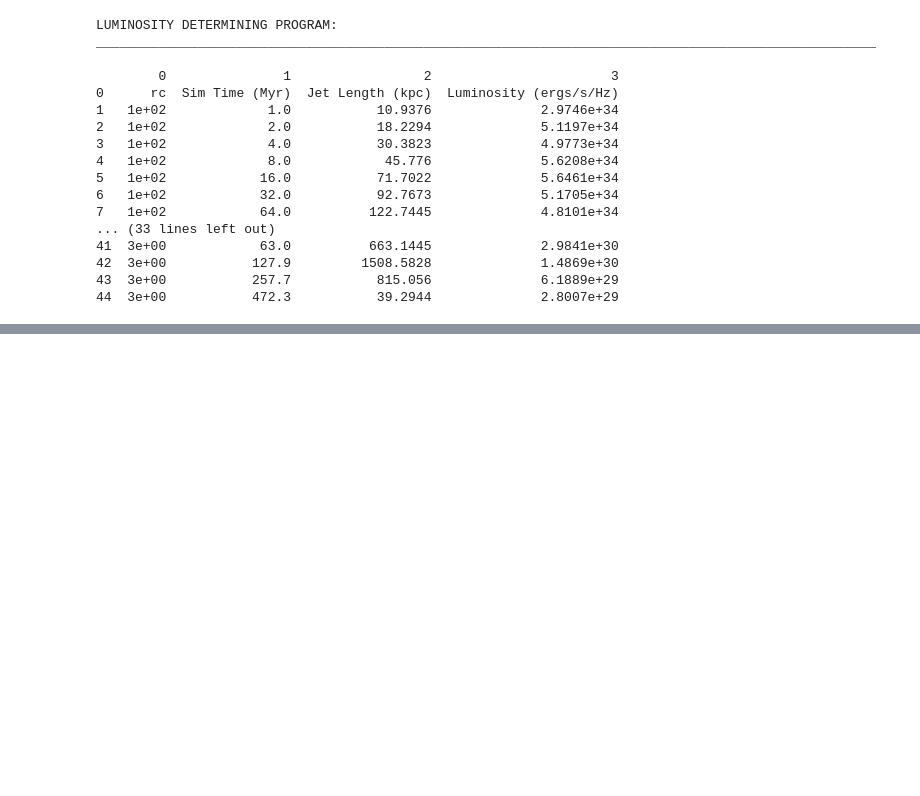
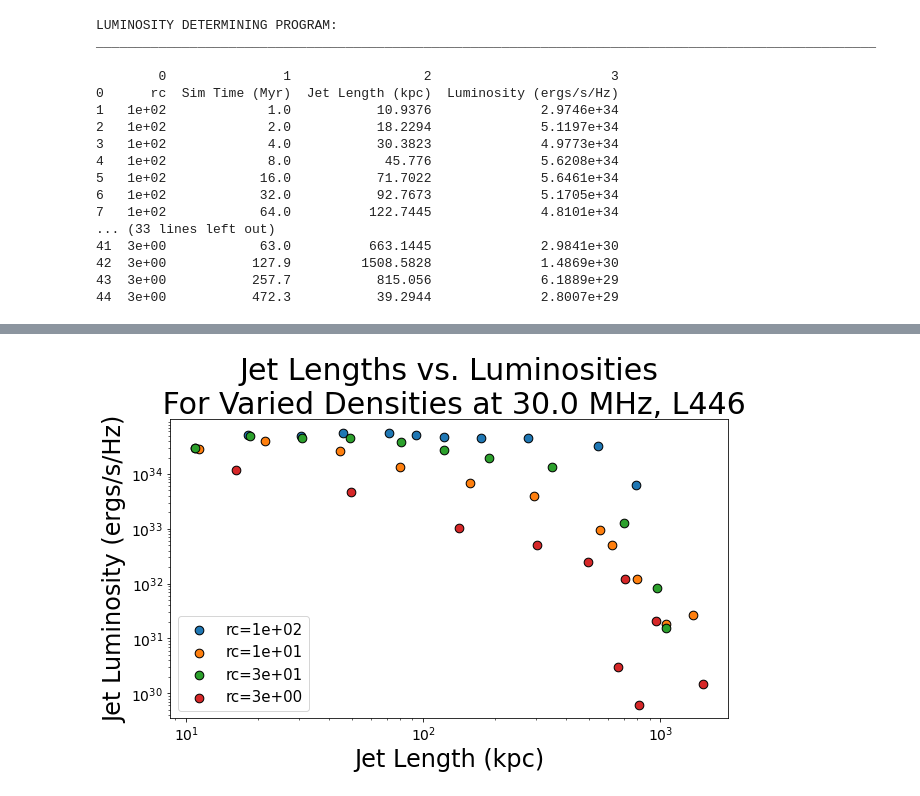
Before and after one commit to SolSamuels/Samuels_JetSimulationWork, a Jupyter notebook: Luminosity_JetRC_Compare.ipynb, the cells around one changed output, grey strips where cells are left out. Saved outputs shown, nothing was run; the diff lists cells and outputs as text; code cells hidden in the pictures; blank space fills up the shorter version.

```diff
--- a/Luminosity_JetRC_Compare.ipynb
+++ b/Luminosity_JetRC_Compare.ipynb
@@ -346,36 +354,40 @@ plt.show()
 # %%
 plt.rcParams["figure.figsize"] = (10,5.5)
 
 with open("LUM_LEN_RC.npy", "rb") as open_file:
     lum_len_data = np.load(open_file)
     prev_rc_val = lum_len_data[1, 0]
 
     jet_len_val = []
     lum_val = []
 
     for i in range(1, total_files):
 
         rc_val = lum_len_data[i, 0]
 
 
         if rc_val != prev_rc_val:
-            plt.scatter(jet_len_val, lum_val, label = "rc={}".format(prev_rc_val))
+            plt.scatter(jet_len_val, lum_val, label = "rc={}".format(prev_rc_val), s=75, edgecolors = 'k')
 
 
             jet_len_val = []
             lum_val = []
 
         jet_len_val.append(float(lum_len_data[i, 2]))
         lum_val.append(float(lum_len_data[i, 3]))
 
         prev_rc_val = rc_val
 
 
-plt.scatter(jet_len_val, lum_val, label = "rc={}".format(prev_rc_val))
+plt.scatter(jet_len_val, lum_val, label = "rc={}".format(prev_rc_val), s=75, edgecolors = 'k')
 plt.loglog()
-plt.xlabel("Jet Length (kpc)")
-plt.ylabel("Jet Luminosity (ergs/s/Hz)")
-plt.title("Jet Lengths compared to Luminosities For Varied rc at 30.0 MHz\n".format(rc_val))
-plt.legend()
+plt.xlabel("Jet Length (kpc)", fontsize=24)
+plt.ylabel("Jet Luminosity (ergs/s/Hz)", fontsize=24)
+plt.xticks(fontsize=14)
+plt.yticks(fontsize=14)
+plt.title("Jet Lengths vs. Luminosities\n For Varied Densities at 30.0 MHz, L446".format(rc_val), fontsize=30)
+plt.legend(prop={'size': 15})
 plt.show()
 #plt.savefig('Jet_Lengths_vs_Time.png')
+# %% [output]
+[figure, added]
```
Also changed, not shown: parts of 1 cell of this notebook, 1 other file.
